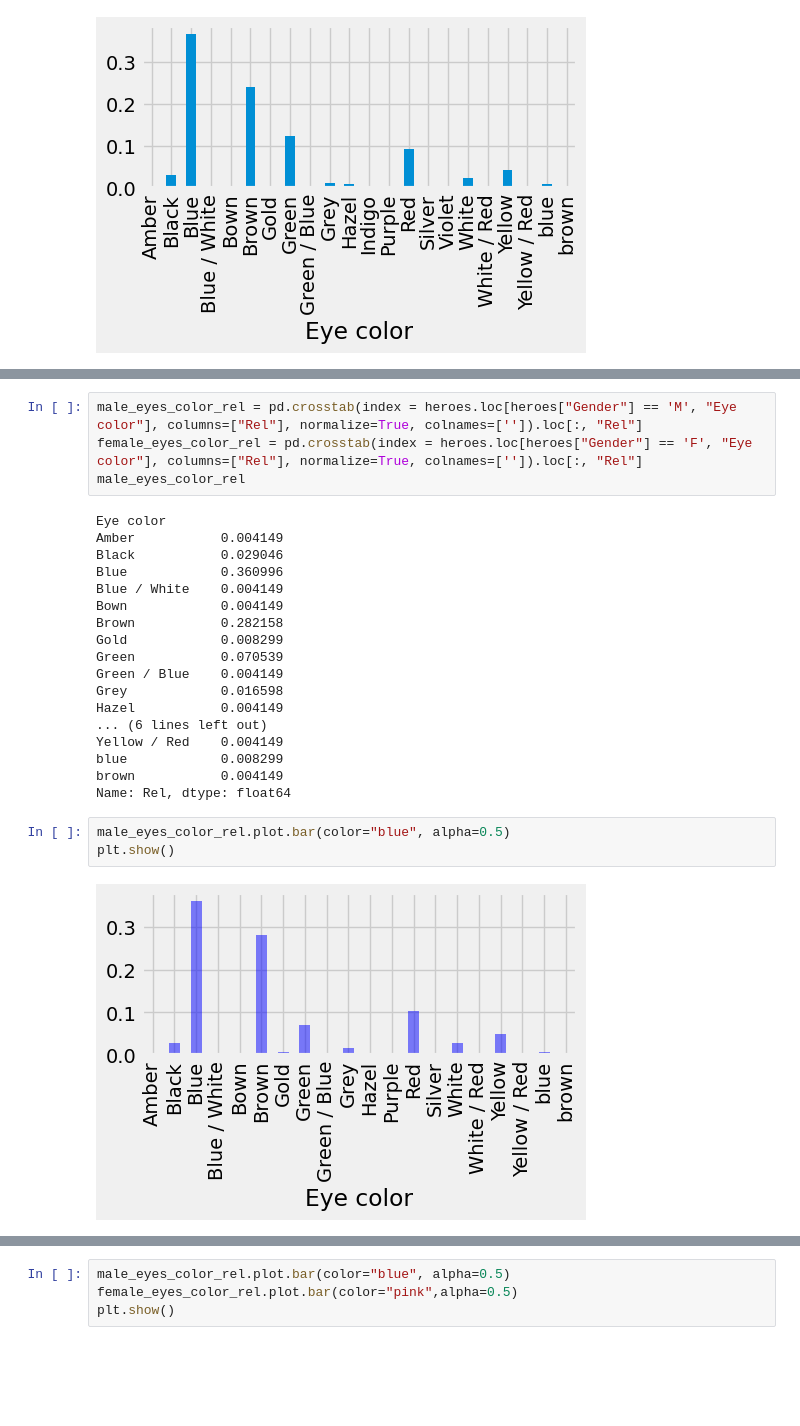
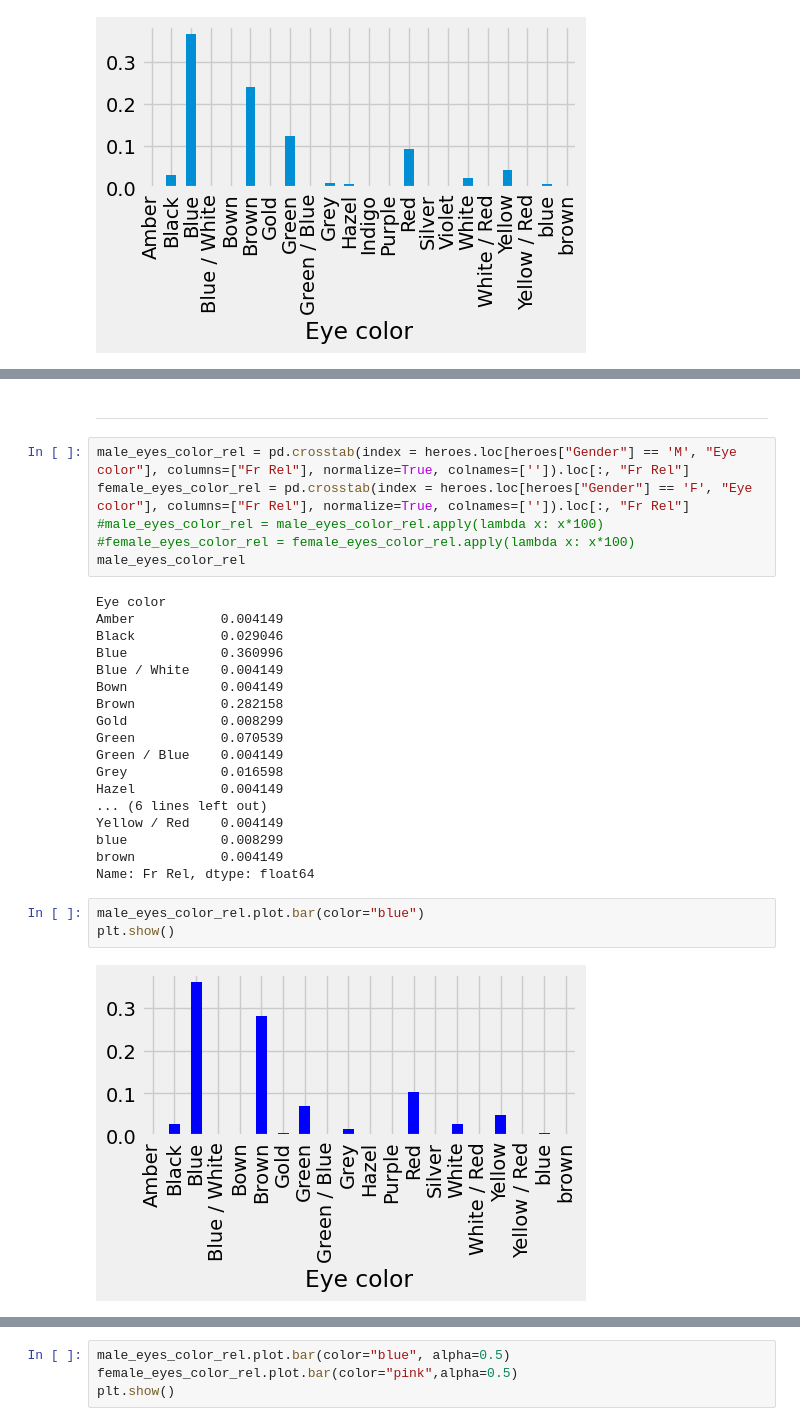
Before and after one commit to PippoZord/superhero-datascience, a Jupyter notebook: content/Esercitazioni/DatiFrequenze.ipynb, the cells around one changed output, grey strips where cells are left out. Drawn from its saved outputs; the diff is of its cells as text; blank space fills up the shorter version.

Commit message:
Risolte domande circa Diagramma  barre sovrapposto

```diff
--- a/content/Esercitazioni/DatiFrequenze.ipynb
+++ b/content/Esercitazioni/DatiFrequenze.ipynb
@@ -200,6 +199,10 @@ female_eyes_color = pd.crosstab(index = heroes.loc[heroes["Gender"] == 'M', "Eye
+# %% [markdown]
+<hr>
 # %%
-male_eyes_color_rel = pd.crosstab(index = heroes.loc[heroes["Gender"] == 'M', "Eye color"], columns=["Rel"], normalize=True, colnames=['']).loc[:, "Rel"]
-female_eyes_color_rel = pd.crosstab(index = heroes.loc[heroes["Gender"] == 'F', "Eye color"], columns=["Rel"], normalize=True, colnames=['']).loc[:, "Rel"]
+male_eyes_color_rel = pd.crosstab(index = heroes.loc[heroes["Gender"] == 'M', "Eye color"], columns=["Fr Rel"], normalize=True, colnames=['']).loc[:, "Fr Rel"]
+female_eyes_color_rel = pd.crosstab(index = heroes.loc[heroes["Gender"] == 'F', "Eye color"], columns=["Fr Rel"], normalize=True, colnames=['']).loc[:, "Fr Rel"]
+#male_eyes_color_rel = male_eyes_color_rel.apply(lambda x: x*100)
+#female_eyes_color_rel = female_eyes_color_rel.apply(lambda x: x*100)
 male_eyes_color_rel
 # %% [output]
 Eye color
@@ -218,10 +221,10 @@ Hazel           0.004149
 Yellow / Red    0.004149
 blue            0.008299
 brown           0.004149
-Name: Rel, dtype: float64
+Name: Fr Rel, dtype: float64
 # %%
-male_eyes_color_rel.plot.bar(color="blue", alpha=0.5)
+male_eyes_color_rel.plot.bar(color="blue")
 plt.show()
 # %% [output]
-[figure, old version]
+[figure, new version]
 # %%
```
Also changed, not shown: parts of 5 cells of this notebook, 2 other files.
